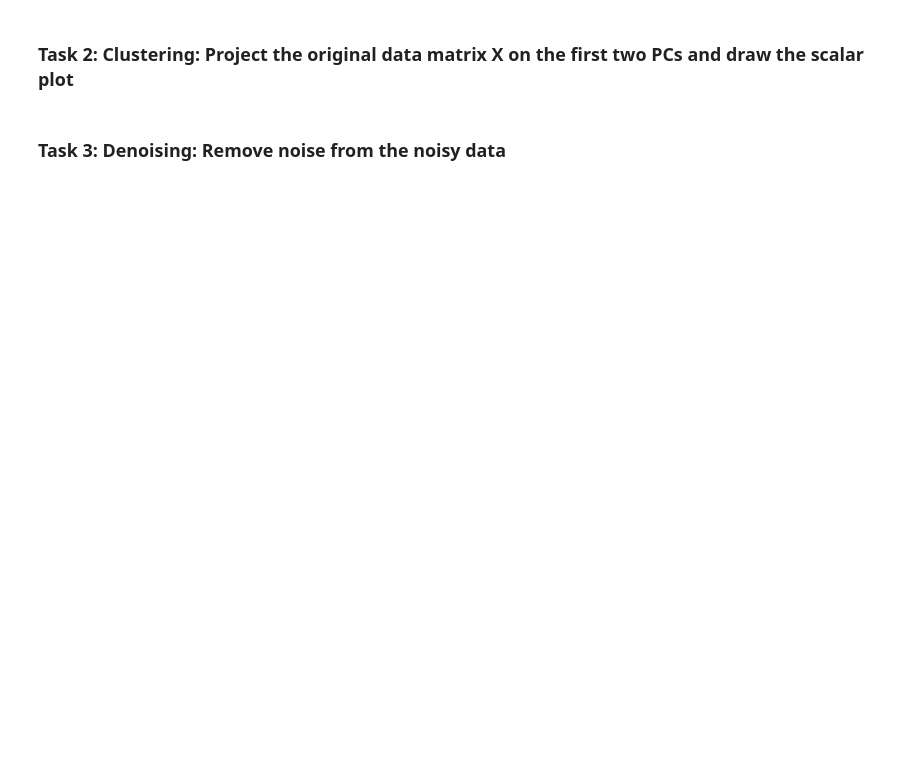
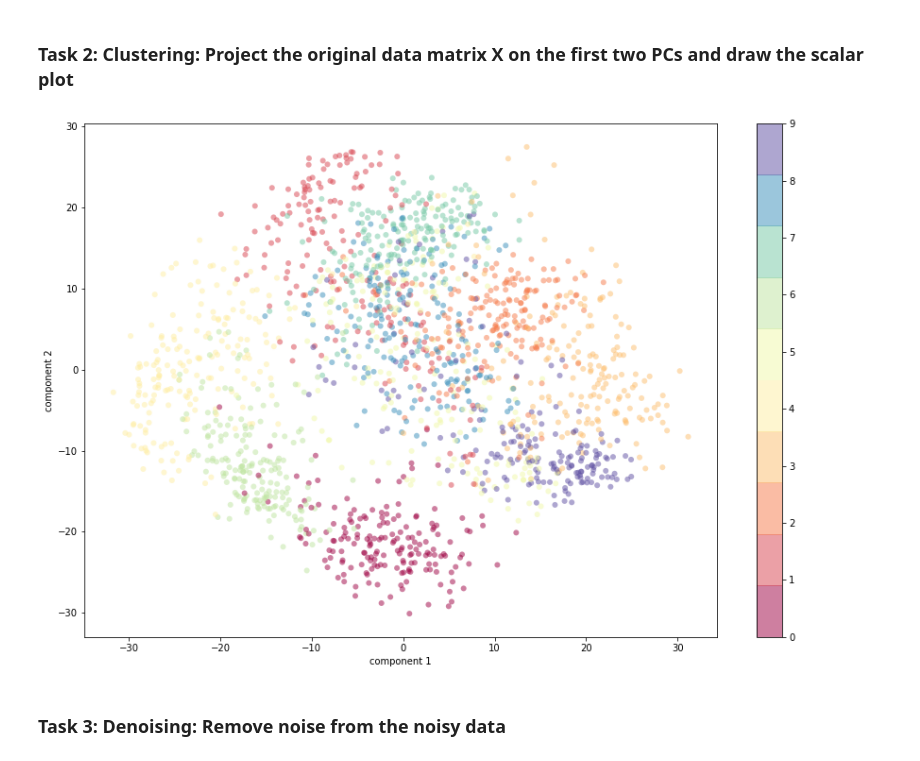
Before and after one commit to petteska/TTK4260-Imuda, a Jupyter notebook: Assignments/Multivaiat Assignment 4/PCA-Clustering-Excercise.ipynb, the cells around one changed output. Saved outputs shown, nothing was run; the diff lists cells and outputs as text; code cells hidden in the pictures; blank space fills up the shorter version.

```diff
--- a/Assignments/Multivaiat Assignment 4/PCA-Clustering-Excercise.ipynb
+++ b/Assignments/Multivaiat Assignment 4/PCA-Clustering-Excercise.ipynb
@@ -54,15 +73,18 @@ plt.ylabel('cumulative explained variance');
 # %% [markdown]
 ###  Task 2: Clustering: Project the original data matrix X on the first two PCs and draw the scalar plot
 # %%
-#t1=?
-#t2=?
+t1= T[:,0]
+t2= T[:,1]
+
 plt.figure(figsize=(15,10))
 plt.scatter(t1, t2,
             c=digits.target, edgecolor='none', alpha=0.5,
             cmap=plt.cm.get_cmap('Spectral', 10))
 plt.xlabel('component 1')
 plt.ylabel('component 2')
 plt.colorbar();
+# %% [output]
+[figure, added]
 # %% [markdown]
 ### Task 3: Denoising: Remove noise from the noisy data
 # %%
```
Also changed, not shown: parts of 6 cells of this notebook.
